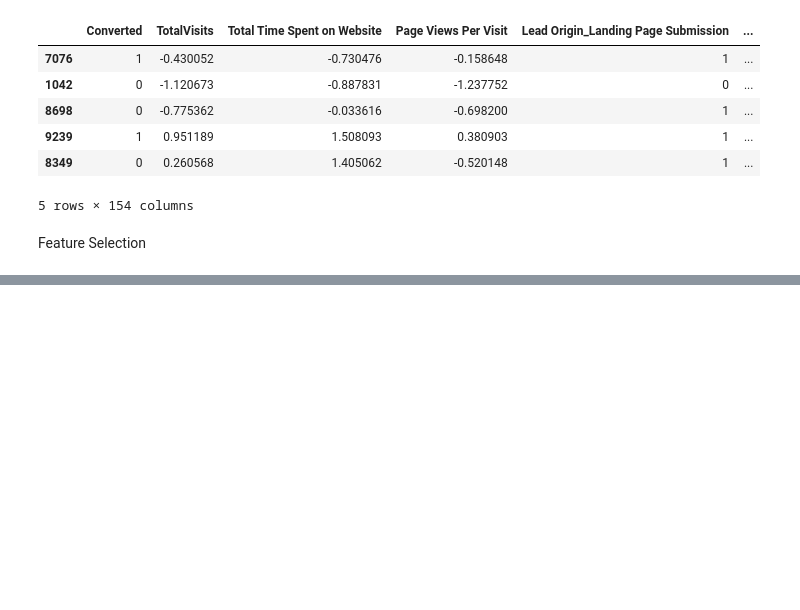
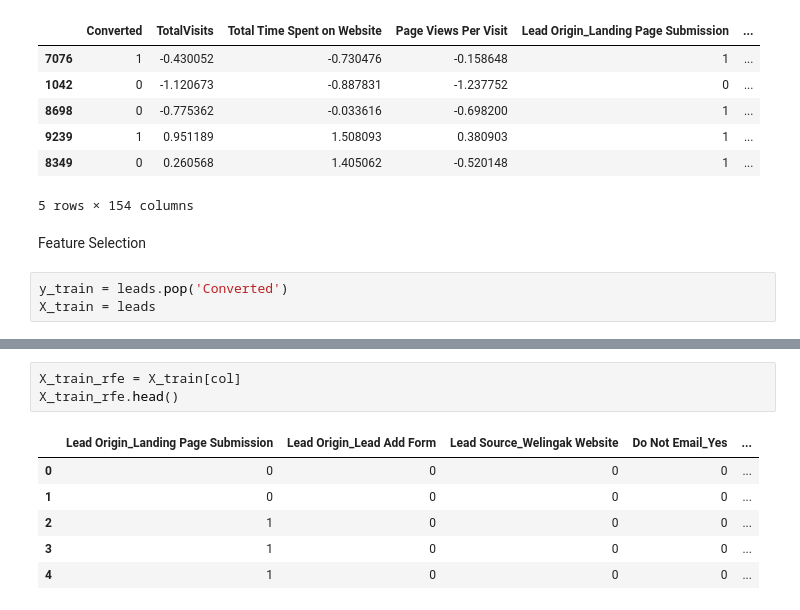
Before and after one commit to pratiksinha35/lead_score, a Jupyter notebook: Model.ipynb, the cells around one changed output, grey strips where cells are left out. Saved outputs shown, nothing was run; the diff lists cells and outputs as text; blank space fills up the shorter version.

```diff
--- a/Model.ipynb
+++ b/Model.ipynb
@@ -463,3 +463,6 @@ leads_train.head() # checking if scaling was successful
 5 rows × 154 columns
 # %% [markdown]
 Feature Selection
+# %%
+y_train = leads.pop('Converted')
+X_train = leads
@@ -465,0 +549,10 @@ Feature Selection
+# %%
+X_train_rfe = X_train[col]
+X_train_rfe.head()
+# %% [output]
+|  | Lead Origin_Landing Page Submission | Lead Origin_Lead Add Form | Lead Source_Welingak Website | Do Not Email_Yes | ... |
+| 0 | 0 | 0 | 0 | 0 | ... |
+| 1 | 0 | 0 | 0 | 0 | ... |
+| 2 | 1 | 0 | 0 | 0 | ... |
+| 3 | 1 | 0 | 0 | 0 | ... |
+| 4 | 1 | 0 | 0 | 0 | ... |
```
Also changed, not shown: parts of 6 cells of this notebook.
